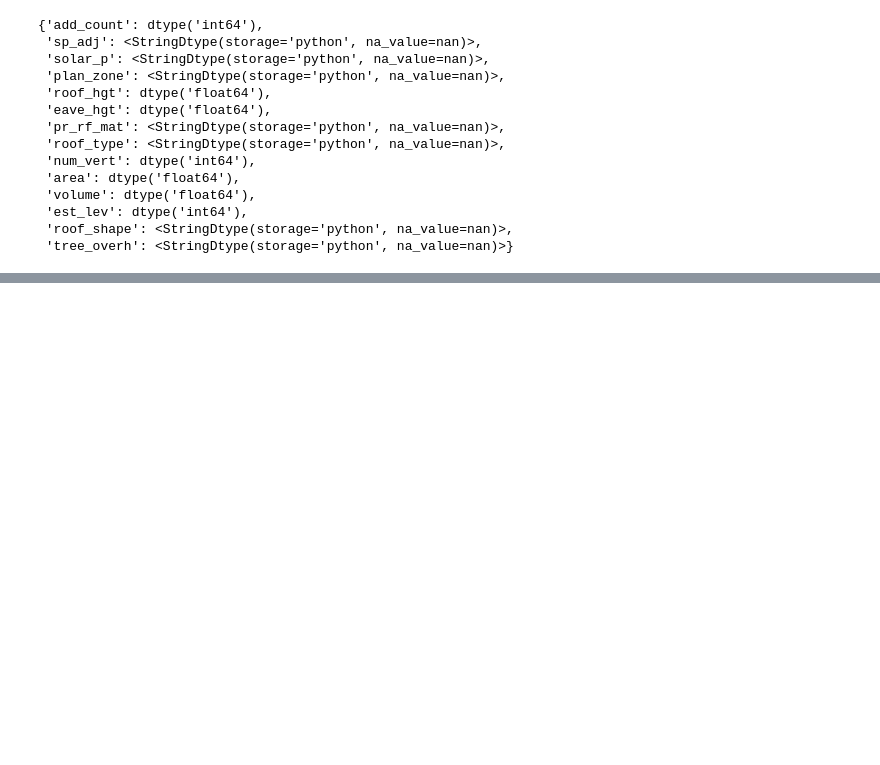
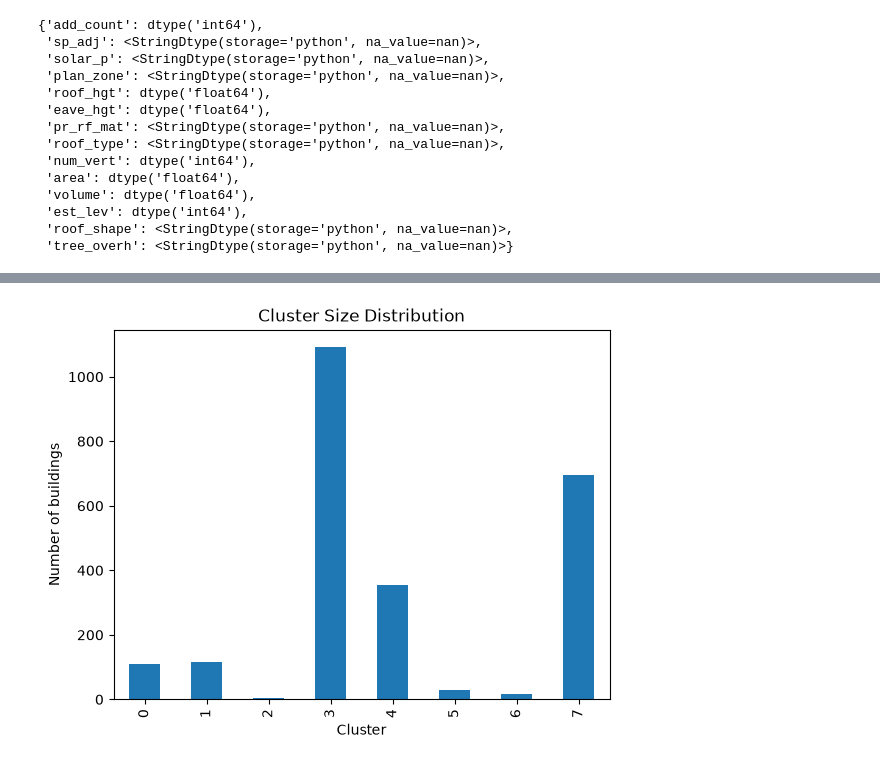
Before and after one commit to s4161925/s4161925_COSC2816_A1_Task1, a Jupyter notebook: A1_buildings_MLcode.ipynb, the cells around one changed output, grey strips where cells are left out. Drawn from its saved outputs; the diff is of its cells as text; code cells hidden in the pictures; blank space fills up the shorter version.

```diff
--- a/A1_buildings_MLcode.ipynb
+++ b/A1_buildings_MLcode.ipynb
@@ -267,0 +269,6 @@ plt.show()
+# %%
+kproto_final = KPrototypes(n_clusters=8, init='Cao', random_state=42)
+clusters = kproto_final.fit_predict(matrix, categorical=categorical_idx)
+
+buildings['cluster'] = clusters
+buildings['cluster'].value_counts().sort_index()
@@ -267,0 +286,8 @@ plt.show()
+# %%
+buildings['cluster'].value_counts().sort_index().plot(kind='bar')
+plt.xlabel('Cluster')
+plt.ylabel('Number of buildings')
+plt.title('Cluster Size Distribution')
+plt.show()
+# %% [output]
+[figure, added]
```
Also changed, not shown: parts of 8 cells of this notebook, 2 other files.
